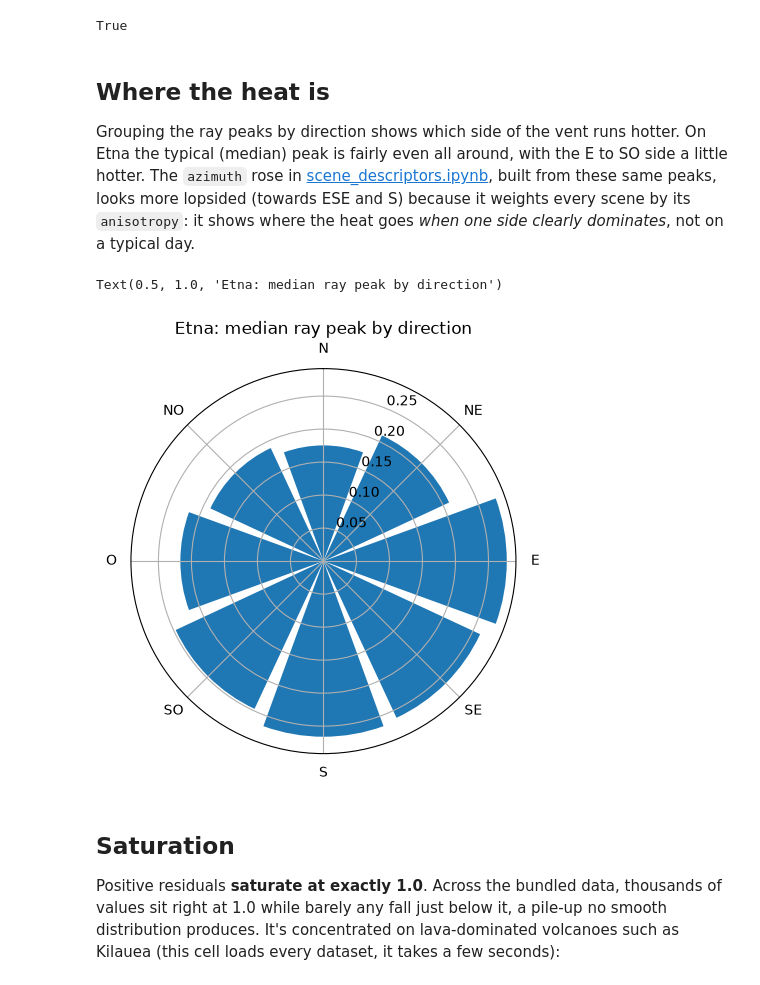
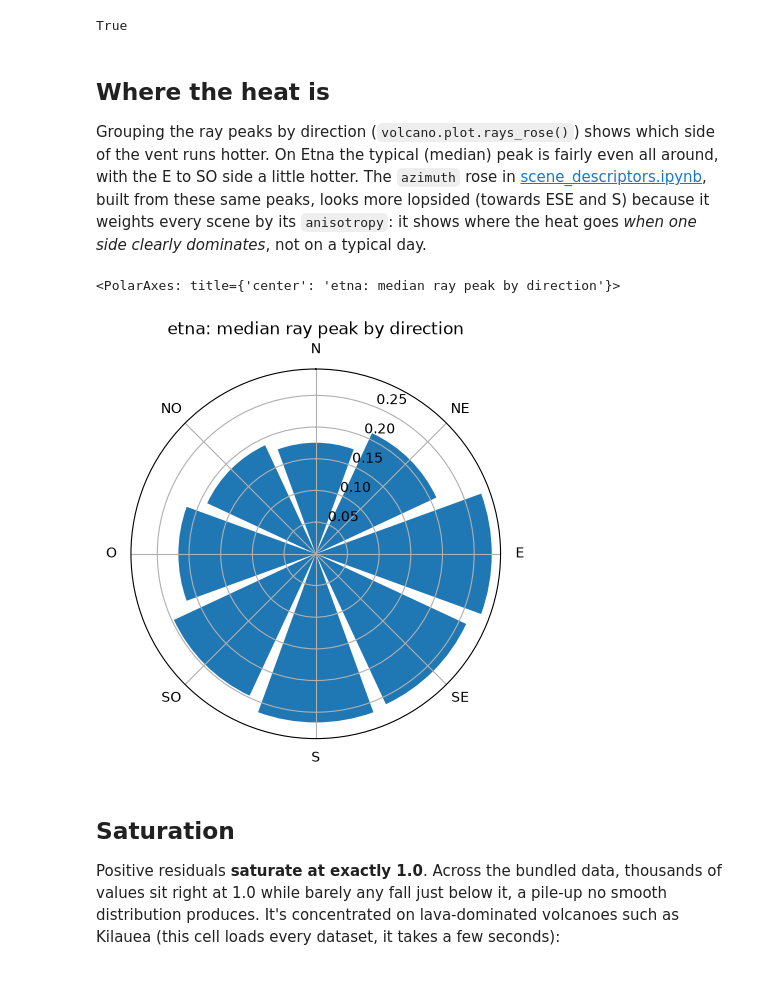
Before and after one commit to leliel12/volcanicus, a Jupyter notebook: notebooks/rays.ipynb, the cells around one changed output. Drawn from its saved outputs; the diff is of its cells as text; code cells hidden in the pictures.

```diff
--- a/notebooks/rays.ipynb
+++ b/notebooks/rays.ipynb
@@ -62,21 +62,12 @@ True
 # %% [markdown]
 ## Where the heat is
 
-Grouping the ray peaks by direction shows which side of the vent runs hotter. On Etna the typical (median) peak is fairly even all around, with the E to SO side a little hotter. The `azimuth` rose in [scene_descriptors.ipynb](scene_descriptors.ipynb), built from these same peaks, looks more lopsided (towards ESE and S) because it weights every scene by its `anisotropy`: it shows where the heat goes *when one side clearly dominates*, not on a typical day.
+Grouping the ray peaks by direction (`volcano.plot.rays_rose()`) shows which side of the vent runs hotter. On Etna the typical (median) peak is fairly even all around, with the E to SO side a little hotter. The `azimuth` rose in [scene_descriptors.ipynb](scene_descriptors.ipynb), built from these same peaks, looks more lopsided (towards ESE and S) because it weights every scene by its `anisotropy`: it shows where the heat goes *when one side clearly dominates*, not on a typical day.
-# %%
-median_peak = rays["peak"].groupby(level="direction", sort=False).median()
-
-fig = plt.figure(figsize=(5, 5))
-ax = fig.add_subplot(projection="polar")
-ax.set_theta_zero_location("N")
-ax.set_theta_direction(-1)
-bearings = np.radians(45.0 * np.arange(len(DIRECTION_ORDER)))
-ax.bar(bearings, median_peak.reindex(DIRECTION_ORDER), width=np.radians(40))
-ax.set_xticks(bearings, DIRECTION_ORDER)
-ax.set_title("Etna: median ray peak by direction")
-# %% [output]
-Text(0.5, 1.0, 'Etna: median ray peak by direction')
-[figure, removed]
+# %%
+volcano.plot.rays_rose()
+# %% [output]
+<PolarAxes: title={'center': 'etna: median ray peak by direction'}>
+[figure, added]
 # %% [markdown]
 ## Saturation
 
```
Also changed, not shown: 1 other file.
